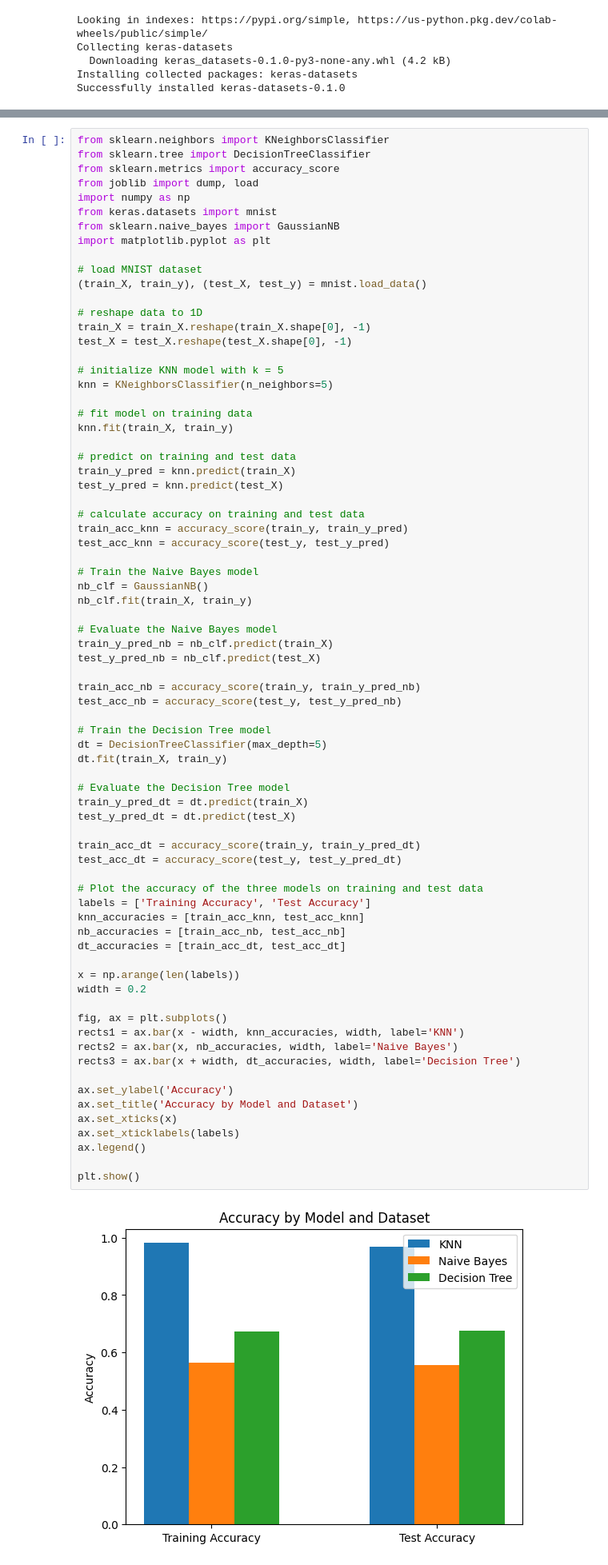
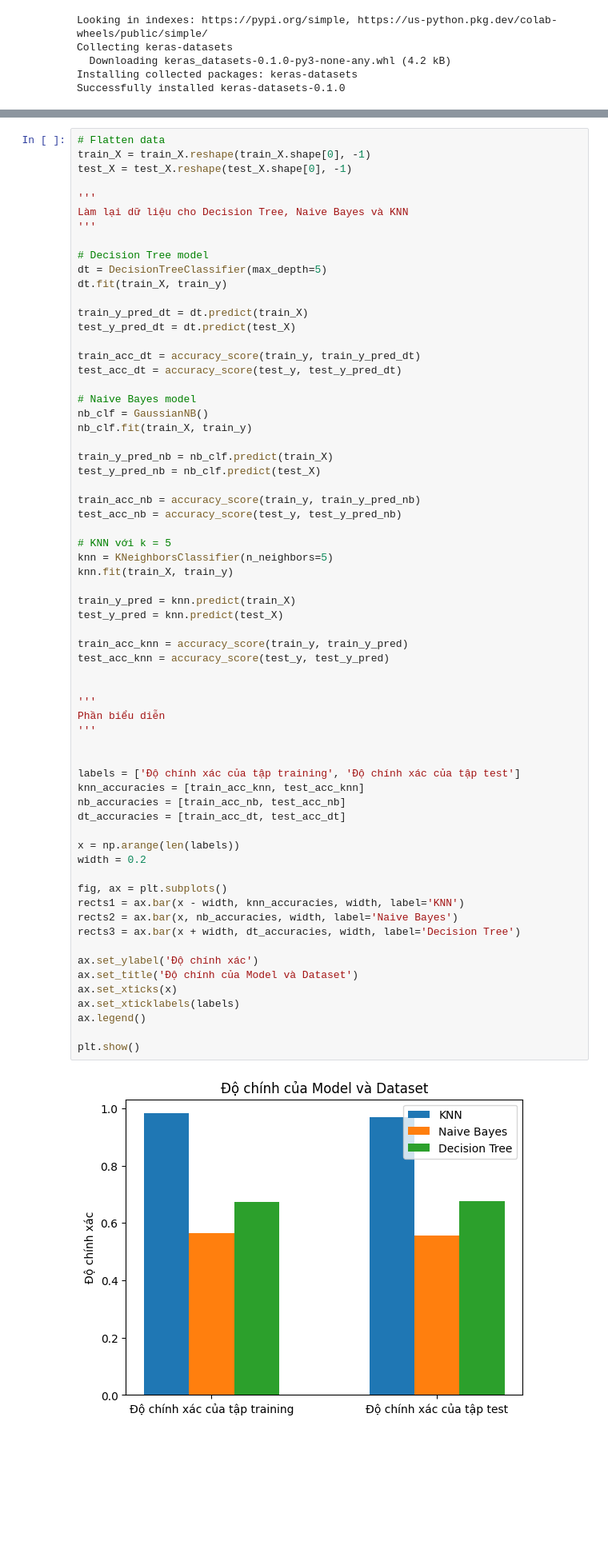
Before and after one commit to trngbro/AI, a Jupyter notebook: AI.ipynb, the cells around one changed output, grey strips where cells are left out. Shown at 80% size. Drawn from its saved outputs; the diff is of its cells as text; blank space fills up the shorter version.

```diff
--- a/AI.ipynb
+++ b/AI.ipynb
@@ -536,76 +605,67 @@ KNN test accuracy: 0.9688
 # %%
-from sklearn.neighbors import KNeighborsClassifier
-from sklearn.tree import DecisionTreeClassifier
-from sklearn.metrics import accuracy_score
-from joblib import dump, load
-import numpy as np
-from keras.datasets import mnist
-from sklearn.naive_bayes import GaussianNB
-import matplotlib.pyplot as plt
-
-# load MNIST dataset
-(train_X, train_y), (test_X, test_y) = mnist.load_data()
-
-# reshape data to 1D
+# Flatten data
 train_X = train_X.reshape(train_X.shape[0], -1)
 test_X = test_X.reshape(test_X.shape[0], -1)
 
-# initialize KNN model with k = 5
-knn = KNeighborsClassifier(n_neighbors=5)
+'''
+Làm lại dữ liệu cho Decision Tree, Naive Bayes và KNN
+'''
 
-# fit model on training data
-knn.fit(train_X, train_y)
+# Decision Tree model
+dt = DecisionTreeClassifier(max_depth=5)
+dt.fit(train_X, train_y)
 
-# predict on training and test data
-train_y_pred = knn.predict(train_X)
-test_y_pred = knn.predict(test_X)
+train_y_pred_dt = dt.predict(train_X)
+test_y_pred_dt = dt.predict(test_X)
 
-# calculate accuracy on training and test data
-train_acc_knn = accuracy_score(train_y, train_y_pred)
-test_acc_knn = accuracy_score(test_y, test_y_pred)
+train_acc_dt = accuracy_score(train_y, train_y_pred_dt)
+test_acc_dt = accuracy_score(test_y, test_y_pred_dt)
 
-# Train the Naive Bayes model
+# Naive Bayes model
 nb_clf = GaussianNB()
 nb_clf.fit(train_X, train_y)
 
-# Evaluate the Naive Bayes model
 train_y_pred_nb = nb_clf.predict(train_X)
 test_y_pred_nb = nb_clf.predict(test_X)
 
 train_acc_nb = accuracy_score(train_y, train_y_pred_nb)
 test_acc_nb = accuracy_score(test_y, test_y_pred_nb)
 
-# Train the Decision Tree model
-dt = DecisionTreeClassifier(max_depth=5)
-dt.fit(train_X, train_y)
+# KNN với k = 5
+knn = KNeighborsClassifier(n_neighbors=5)
+knn.fit(train_X, train_y)
 
-# Evaluate the Decision Tree model
-train_y_pred_dt = dt.predict(train_X)
-test_y_pred_dt = dt.predict(test_X)
+train_y_pred = knn.predict(train_X)
+test_y_pred = knn.predict(test_X)
 
-train_acc_dt = accuracy_score(train_y, train_y_pred_dt)
-test_acc_dt = accuracy_score(test_y, test_y_pred_dt)
+train_acc_knn = accuracy_score(train_y, train_y_pred)
+test_acc_knn = accuracy_score(test_y, test_y_pred)
 
-# Plot the accuracy of the three models on training and test data
-labels = ['Training Accuracy', 'Test Accuracy']
+
+'''
+Phần biểu diễn
+'''
+
+
+labels = ['Độ chính xác của tập training', 'Độ chính xác của tập test']
 knn_accuracies = [train_acc_knn, test_acc_knn]
 nb_accuracies = [train_acc_nb, test_acc_nb]
 dt_accuracies = [train_acc_dt, test_acc_dt]
 
 x = np.arange(len(labels))
 width = 0.2
 
 fig, ax = plt.subplots()
 rects1 = ax.bar(x - width, knn_accuracies, width, label='KNN')
 rects2 = ax.bar(x, nb_accuracies, width, label='Naive Bayes')
 rects3 = ax.bar(x + width, dt_accuracies, width, label='Decision Tree')
 
-ax.set_ylabel('Accuracy')
-ax.set_title('Accuracy by Model and Dataset')
+ax.set_ylabel('Độ chính xác')
+ax.set_title('Độ chính của Model và Dataset')
 ax.set_xticks(x)
 ax.set_xticklabels(labels)
 ax.legend()
 
 plt.show()
 # %% [output]
-[figure, old version]
+[figure, new version]
```
Also changed, not shown: parts of 15 cells of this notebook.
